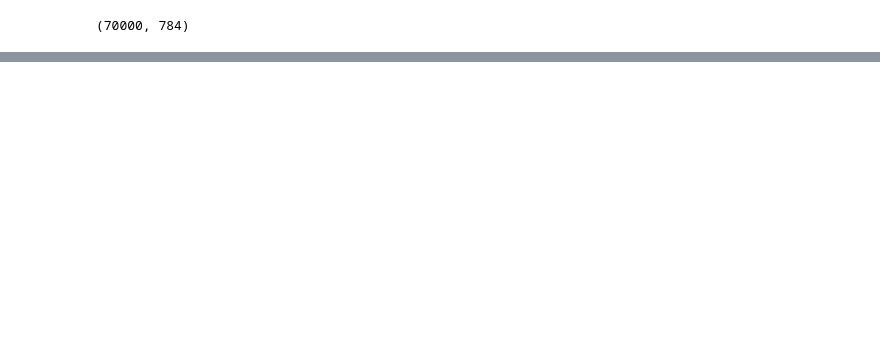
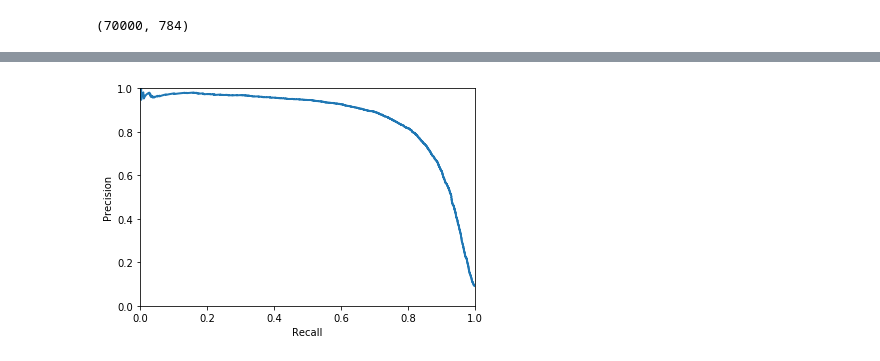
Before and after one commit to captcha-sandbox/ml-practice, a Jupyter notebook: MNIST Classification.ipynb, the cells around one changed output, grey strips where cells are left out. Cells and saved outputs as stored; diff of their text form; code cells hidden in the pictures; blank space fills up the shorter version.

```diff
--- a/MNIST Classification.ipynb
+++ b/MNIST Classification.ipynb
@@ -25,0 +137,8 @@ X_train, X_test, y_train, y_test = X[:60000], X[60000:], y[:60000], y[60000:]
+# %%
+plt.plot(recalls, precisions, linewidth=2)
+plt.axis([0, 1, 0, 1])
+plt.xlabel('Recall')
+plt.ylabel('Precision')
+plt.show()
+# %% [output]
+[figure, added]
```
Also changed, not shown: parts of 17 cells of this notebook, 1 other file.
